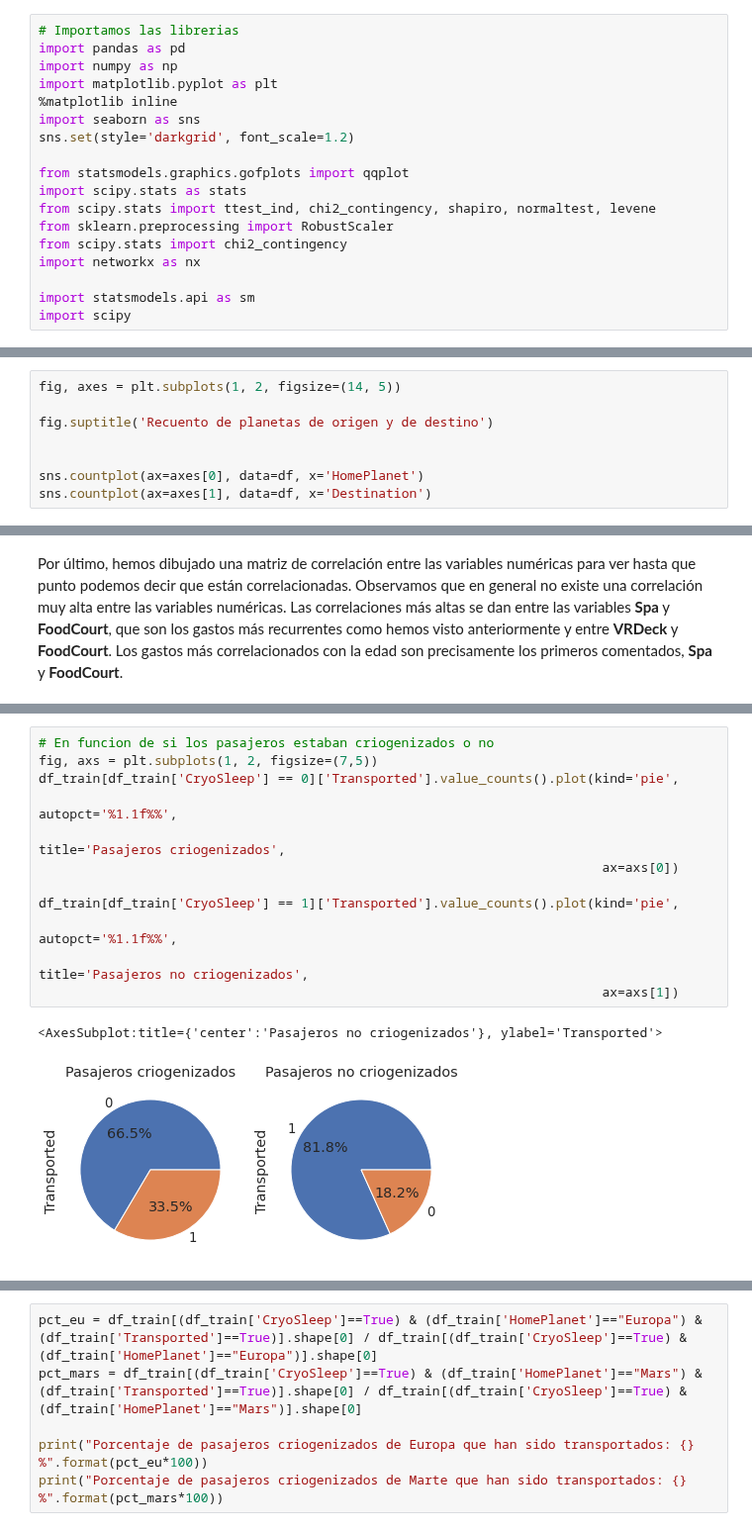
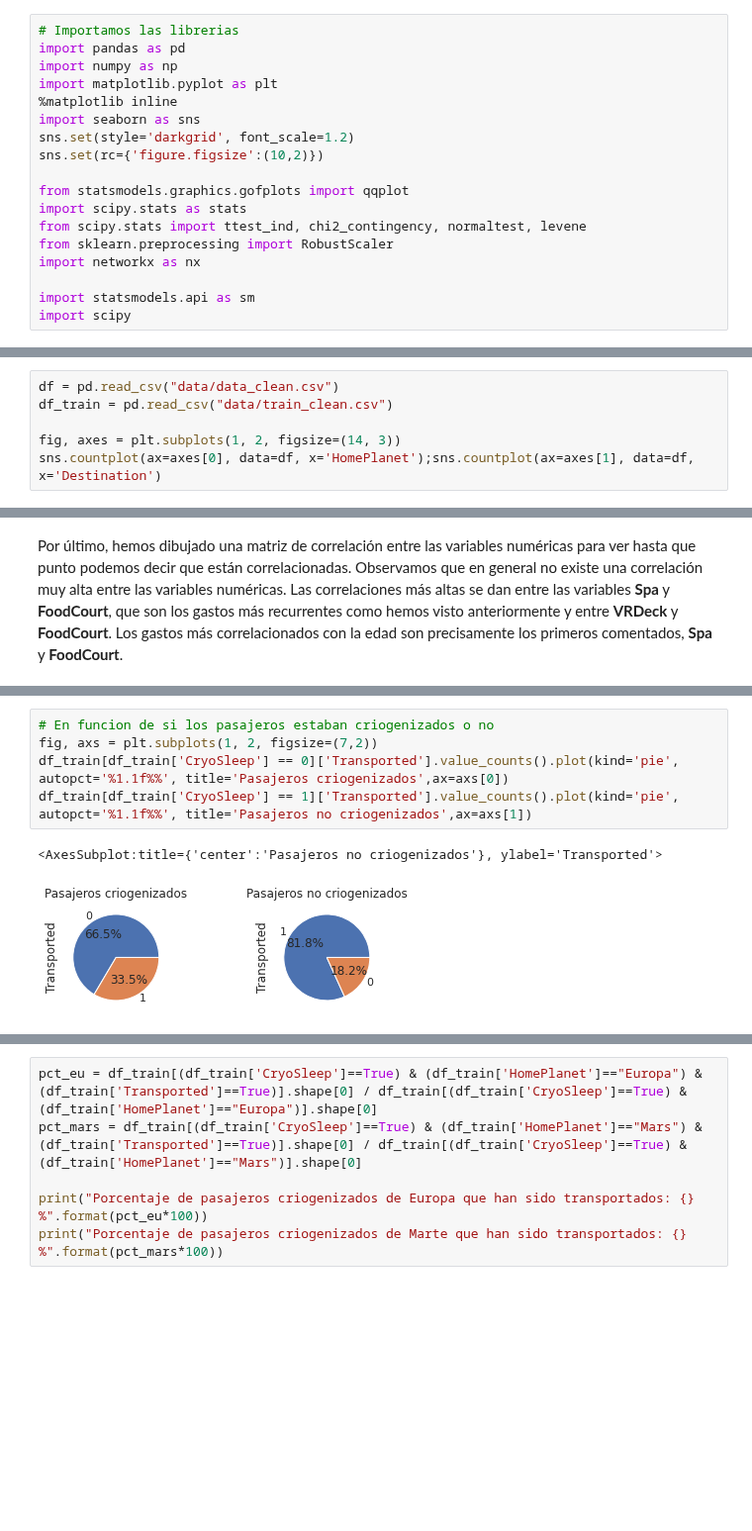
Before and after one commit to aliciacg7/spaceship-titanic-eda, a Jupyter notebook: spaceship-eda.ipynb, the cells around one changed output, grey strips where cells are left out. Shown at 99% size. Drawn from its saved outputs; the diff is of its cells as text; blank space fills up the shorter version.

```diff
--- a/spaceship-eda.ipynb
+++ b/spaceship-eda.ipynb
@@ -80,12 +71,12 @@ import matplotlib.pyplot as plt
 %matplotlib inline
 import seaborn as sns
 sns.set(style='darkgrid', font_scale=1.2)
+sns.set(rc={'figure.figsize':(10,2)})
 
 from statsmodels.graphics.gofplots import qqplot
 import scipy.stats as stats
-from scipy.stats import ttest_ind, chi2_contingency, shapiro, normaltest, levene
+from scipy.stats import ttest_ind, chi2_contingency, normaltest, levene
 from sklearn.preprocessing import RobustScaler
-from scipy.stats import chi2_contingency
 import networkx as nx
 
 import statsmodels.api as sm
@@ -336,12 +299,10 @@ En esta sección realizaremos un análisis gráfico y comparativo de las diferen
 
 En primer lugar, analizaremos el objetivo del viaje en transbordador, que es viajar a otro planeta. Tenemos la información del planeta de origen de cada pasajero así como el planeta al que viaja.
 # %%
-fig, axes = plt.subplots(1, 2, figsize=(14, 5))
+df = pd.read_csv("data/data_clean.csv")
+df_train = pd.read_csv("data/train_clean.csv")
 
-fig.suptitle('Recuento de planetas de origen y de destino')
-
-
-sns.countplot(ax=axes[0], data=df, x='HomePlanet')
-sns.countplot(ax=axes[1], data=df, x='Destination')
+fig, axes = plt.subplots(1, 2, figsize=(14, 3))
+sns.countplot(ax=axes[0], data=df, x='HomePlanet');sns.countplot(ax=axes[1], data=df, x='Destination')
 # %% [output]
 <AxesSubplot:xlabel='Destination', ylabel='count'>
@@ -513,17 +370,10 @@ Comenzamos con las variables cualitativas:
 # %%
 # En funcion de si los pasajeros estaban criogenizados o no
-fig, axs = plt.subplots(1, 2, figsize=(7,5))
-df_train[df_train['CryoSleep'] == 0]['Transported'].value_counts().plot(kind='pie',
-                                                                         autopct='%1.1f%%',
-                                                                         title='Pasajeros criogenizados',
-                                                                         ax=axs[0])
-
-df_train[df_train['CryoSleep'] == 1]['Transported'].value_counts().plot(kind='pie',
-                                                                         autopct='%1.1f%%',
-                                                                         title='Pasajeros no criogenizados',
-                                                                         ax=axs[1])
+fig, axs = plt.subplots(1, 2, figsize=(7,2))
+df_train[df_train['CryoSleep'] == 0]['Transported'].value_counts().plot(kind='pie', autopct='%1.1f%%', title='Pasajeros criogenizados',ax=axs[0])
+df_train[df_train['CryoSleep'] == 1]['Transported'].value_counts().plot(kind='pie', autopct='%1.1f%%', title='Pasajeros no criogenizados',ax=axs[1])
 # %% [output]
 <AxesSubplot:title={'center':'Pasajeros no criogenizados'}, ylabel='Transported'>
-[figure, old version]
+[figure, new version]
 # %% [markdown]
 Del gráfico superior vemos que hay una diferencia muy significativa entre los pasajeros en animación suspendida y los que no, porque más de la mitad (67%) de los criogenizados no fueron transportados a otra dimensión mientras que sólo el 18% de los no criogenizados se salvaron.
```
Also changed, not shown: parts of 69 cells of this notebook, 6 other files.
